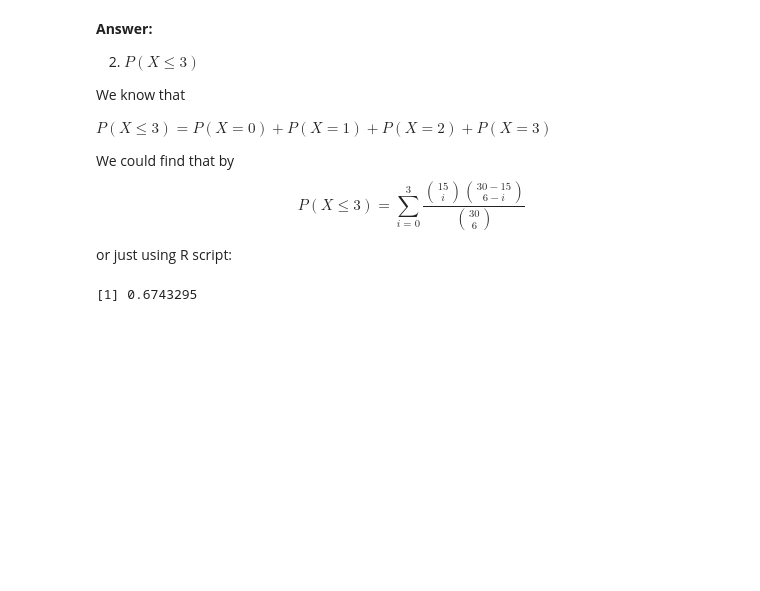
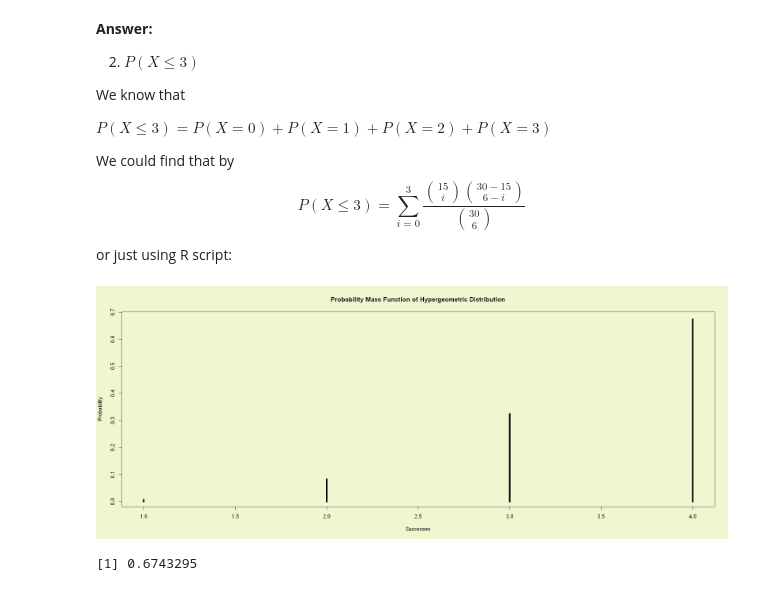
Before and after one commit to ansyaku/Statistika3_UGM_ipynb, a Jupyter notebook: Tugas Pertemuan 3 Statistika.ipynb, the cells around one changed output. Saved outputs shown, nothing was run; the diff lists cells and outputs as text; code cells hidden in the pictures; blank space fills up the shorter version.

```diff
--- a/Tugas Pertemuan 3 Statistika.ipynb
+++ b/Tugas Pertemuan 3 Statistika.ipynb
@@ -260,6 +270,23 @@ P(X \leq 3) = \sum_{i=0}^{3} \frac{\binom{15}{i} \binom{30-15}{6-i}}{\binom{30}{
 $$
 
 or just using R script:
+# %%
+# Specify x-values for phyper function
+x_phyper <- seq(0, x, by = 1)
+
+# Apply phyper function
+y_phyper <- phyper(x_phyper, m , n , k)
+par(bg = "#F2F6D0")
+# Plot phyper values
+plot(y_phyper,
+     type='h',
+     main='Probability Mass Function of Hypergeometric Distribution',
+     ylab='Probability',
+     xlab ='Successes',
+     lwd=5)
+#lwd=line width
+# %% [output]
+[figure, added]
 # %%
 phyper(x, m, n, k)
 # %% [output]
```
Also changed, not shown: parts of 11 cells of this notebook, 1 other file.
